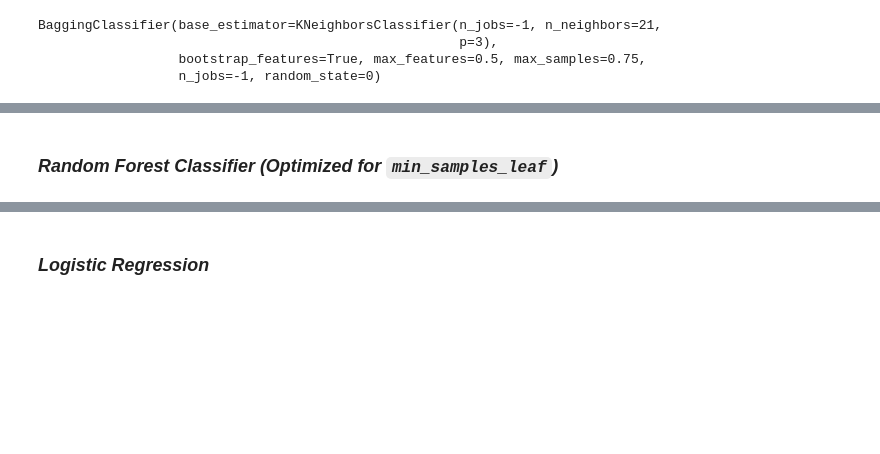
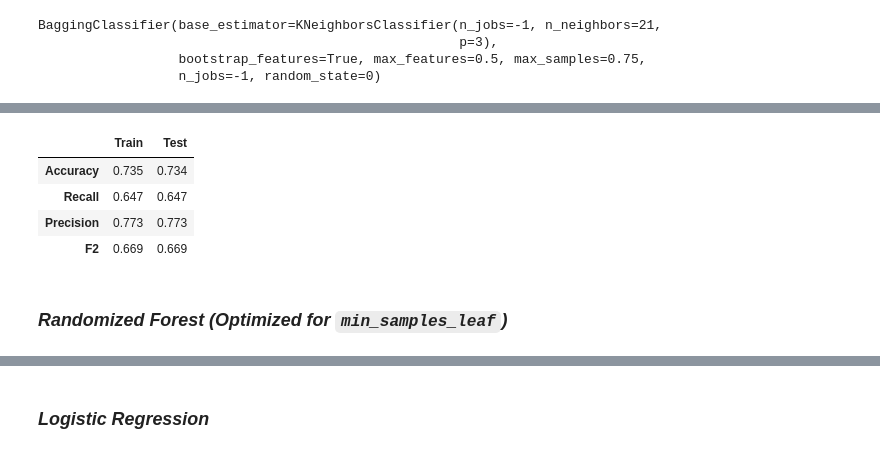
Before and after one commit to sqayum/dsc-phase-3-project, a Jupyter notebook: predicting-cardiovascular-disease.ipynb, the cells around one changed output, grey strips where cells are left out. Saved outputs shown, nothing was run; the diff lists cells and outputs as text; code cells hidden in the pictures; blank space fills up the shorter version.

```diff
--- a/predicting-cardiovascular-disease.ipynb
+++ b/predicting-cardiovascular-disease.ipynb
@@ -897,0 +985,15 @@ validate(bagged_knn_best, X_train, X_validate, y_train, y_validate)
+# %%
+def get_evaluation_metrics(estimator):
+    estimator.fit(X_train, y_train)
+    y_train_pred = estimator.predict(X_train)
+    y_test_pred = estimator.predict(X_test)
+
+    metrics = {'Train':{}, 'Test': {}}
+    for score_name, score_func in [('Accuracy', accuracy_score), ('Recall', recall_score), ('Precision', precision_score), ('F2', f2_score)]:
+        if score_name == 'Precision' or score_name == 'Recall':
+            metrics['Train'].update({score_name: round(score_func(y_train, y_train_pred, average='binary'), 3)})
+            metrics['Test'].update({score_name: round(score_func(y_test, y_test_pred, average='binary'), 3)})
+        else:
+            metrics['Train'].update({score_name: round(score_func(y_train, y_train_pred), 3)})
+            metrics['Test'].update({score_name: round(score_func(y_test, y_test_pred), 3)})
+    return pd.DataFrame(metrics)
@@ -905,2 +1014,11 @@ validate(rfc_bestMaxDepth, X_train, X_test, y_train, y_test)
+# %%
+rfc_bestMaxDepth_metrics = get_evaluation_metrics(rfc_bestMaxDepth)
+rfc_bestMaxDepth_metrics
+# %% [output]
+|  | Train | Test |
+| Accuracy | 0.735 | 0.734 |
+| Recall | 0.647 | 0.647 |
+| Precision | 0.773 | 0.773 |
+| F2 | 0.669 | 0.669 |
 # %% [markdown]
-### *Random Forest Classifier (Optimized for `min_samples_leaf`)*
+### *Randomized Forest (Optimized for `min_samples_leaf`)*
```
Also changed, not shown: parts of 71 cells of this notebook, 8 other files.
